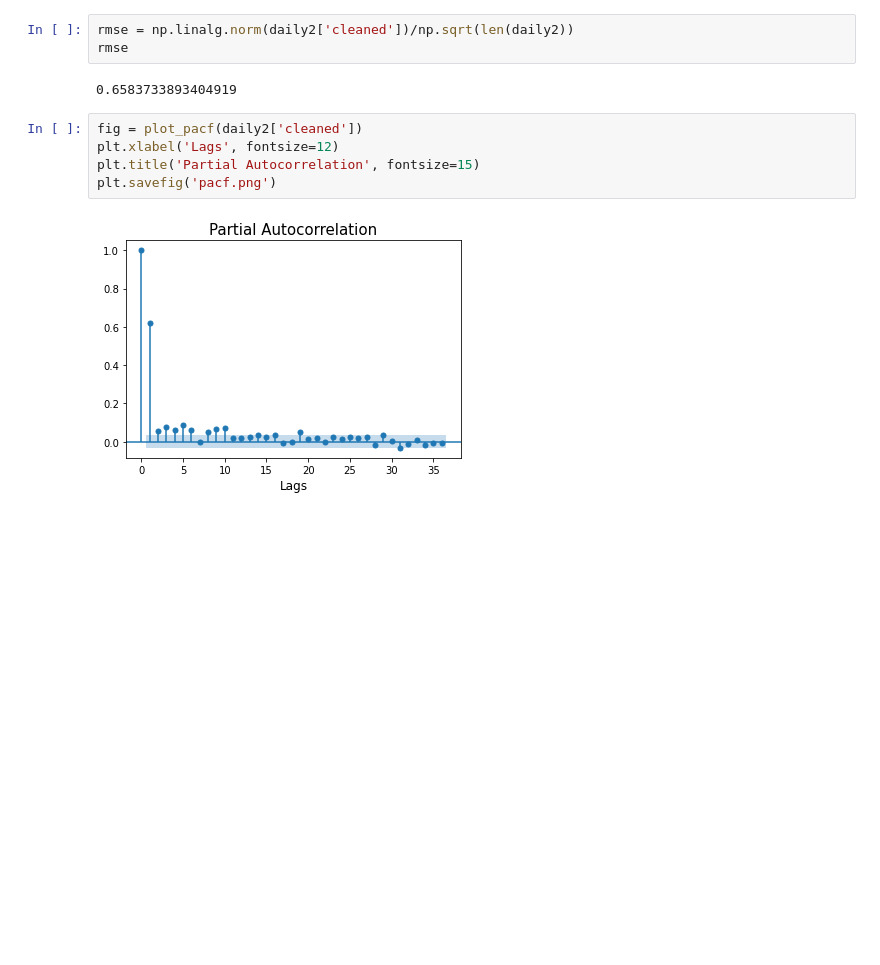
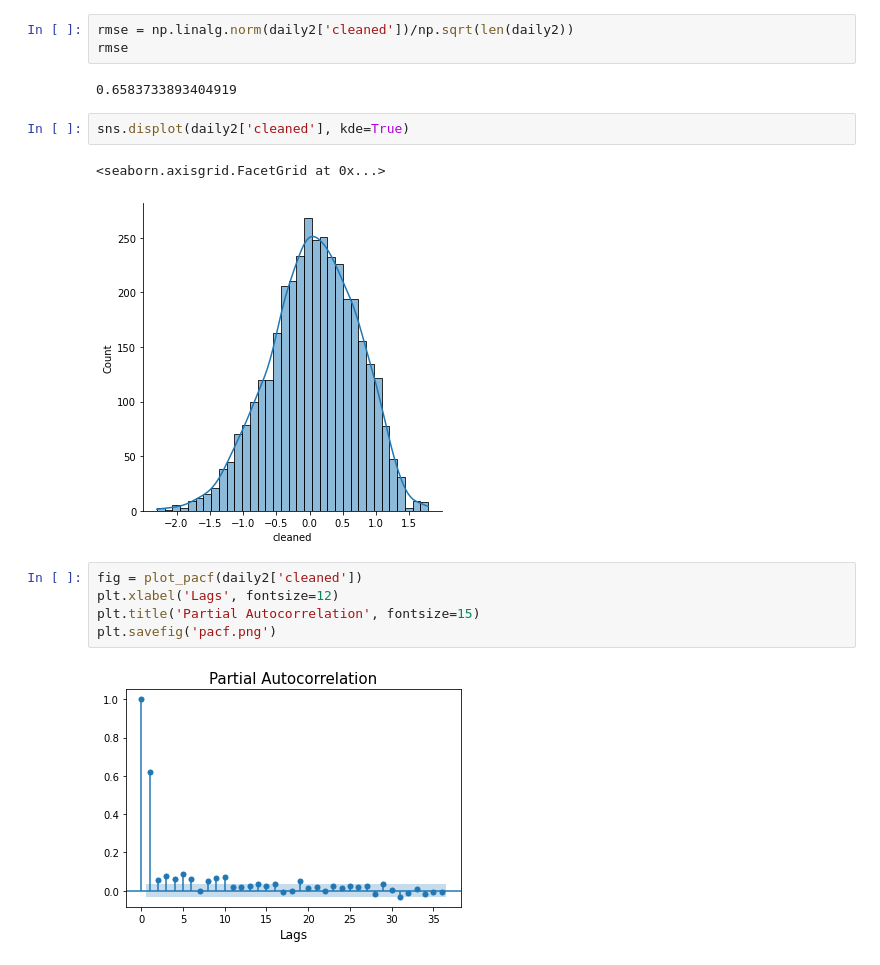
Before and after one commit to davidschulte/solar-forecasting, a Jupyter notebook: stf_project.ipynb, the cells around one changed output. Saved outputs shown, nothing was run; the diff lists cells and outputs as text; blank space fills up the shorter version.

```diff
--- a/stf_project.ipynb
+++ b/stf_project.ipynb
@@ -192,6 +192,11 @@ rmse = np.linalg.norm(daily2['cleaned'])/np.sqrt(len(daily2))
 rmse
 # %% [output]
 0.6583733893404919
+# %%
+sns.displot(daily2['cleaned'], kde=True)
+# %% [output]
+<seaborn.axisgrid.FacetGrid at 0x...>
+[figure, added]
 # %%
 fig = plot_pacf(daily2['cleaned'])
 plt.xlabel('Lags', fontsize=12)
```
Also changed, not shown: parts of 7 cells of this notebook.
